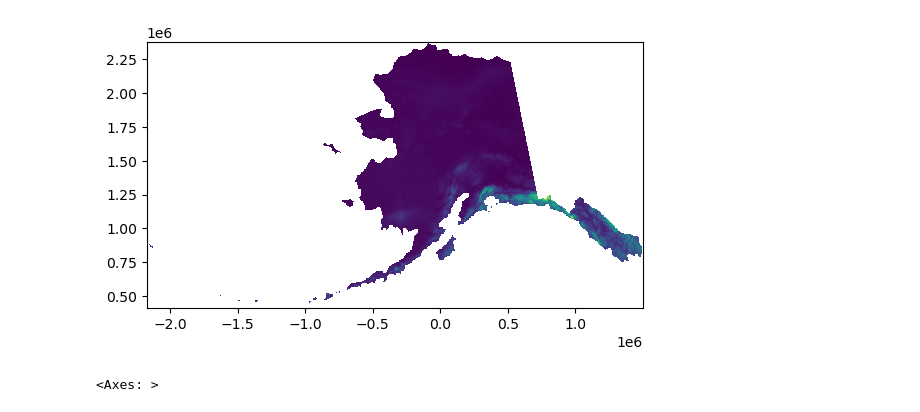
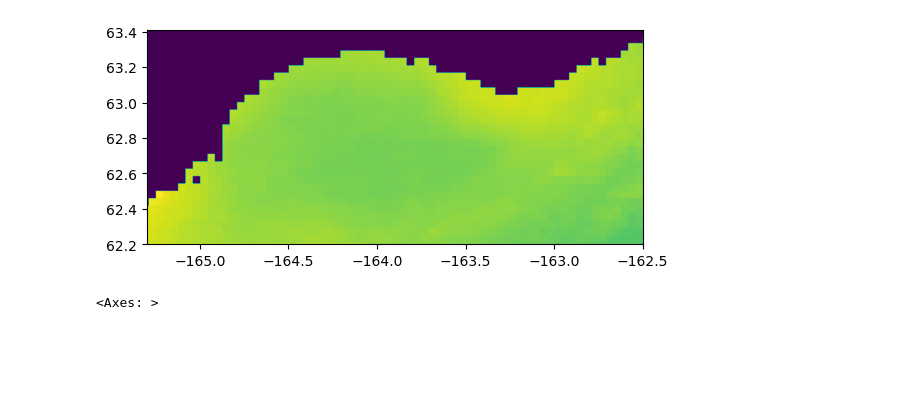
Before and after one commit to cmanna75/wildfire_susceptibility, a Jupyter notebook: Wildfire_Susceptibility.ipynb, the cells around one changed output. Cells and saved outputs as stored; diff of their text form; code cells hidden in the pictures; blank space fills up the shorter version.

Commit message:
data imports

```diff
--- a/Wildfire_Susceptibility.ipynb
+++ b/Wildfire_Susceptibility.ipynb
@@ -52,0 +34,9 @@ Annual_Temp.meta
+# %%
+#import YkDelta Average Max Monthly Temperature years 2000-2021
+max_avg_temp = []
+for i in range(2000,2022,1):
+    file_name = "Data/avg_maxtemp/avgmaxTemp_" + str(i) + ".tif"
+    temp = rio.open(file_name)
+    temp_arr = temp.read(1)
+    max_avg_temp.append(temp_arr)
+show(temp)
@@ -53,7 +46,12 @@ Annual_Temp.meta
 # %%
-#import Precipitation
-Annual_Precip= rio.open("Data/Ppt_annual_historical_AK/Ppt_annual_historical_AK.tif")
-show(Annual_Precip)
+#import Precipitation years 2000-2021
+precip = []
+for i in range(2000,2022,1):
+    file_name = "Data/precip/precip_" + str(i) + ".tif"
+    pr = rio.open(file_name)
+    pr_arr = pr.read(1)
+    precip.append(pr_arr)
+show(pr)
 # %% [output]
-[figure, old version]
+[figure, new version]
 <Axes: >
```
Also changed, not shown: parts of 13 cells of this notebook.
